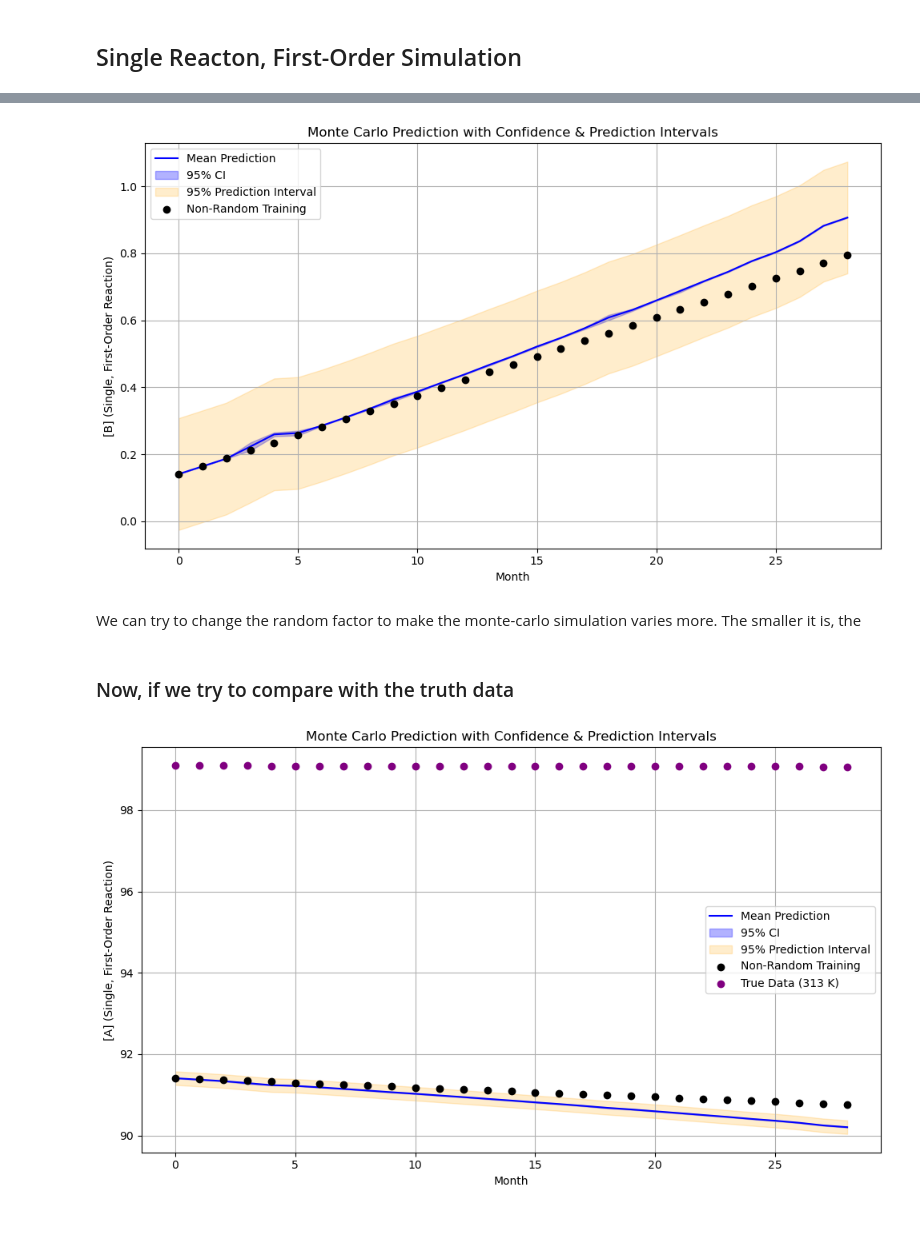
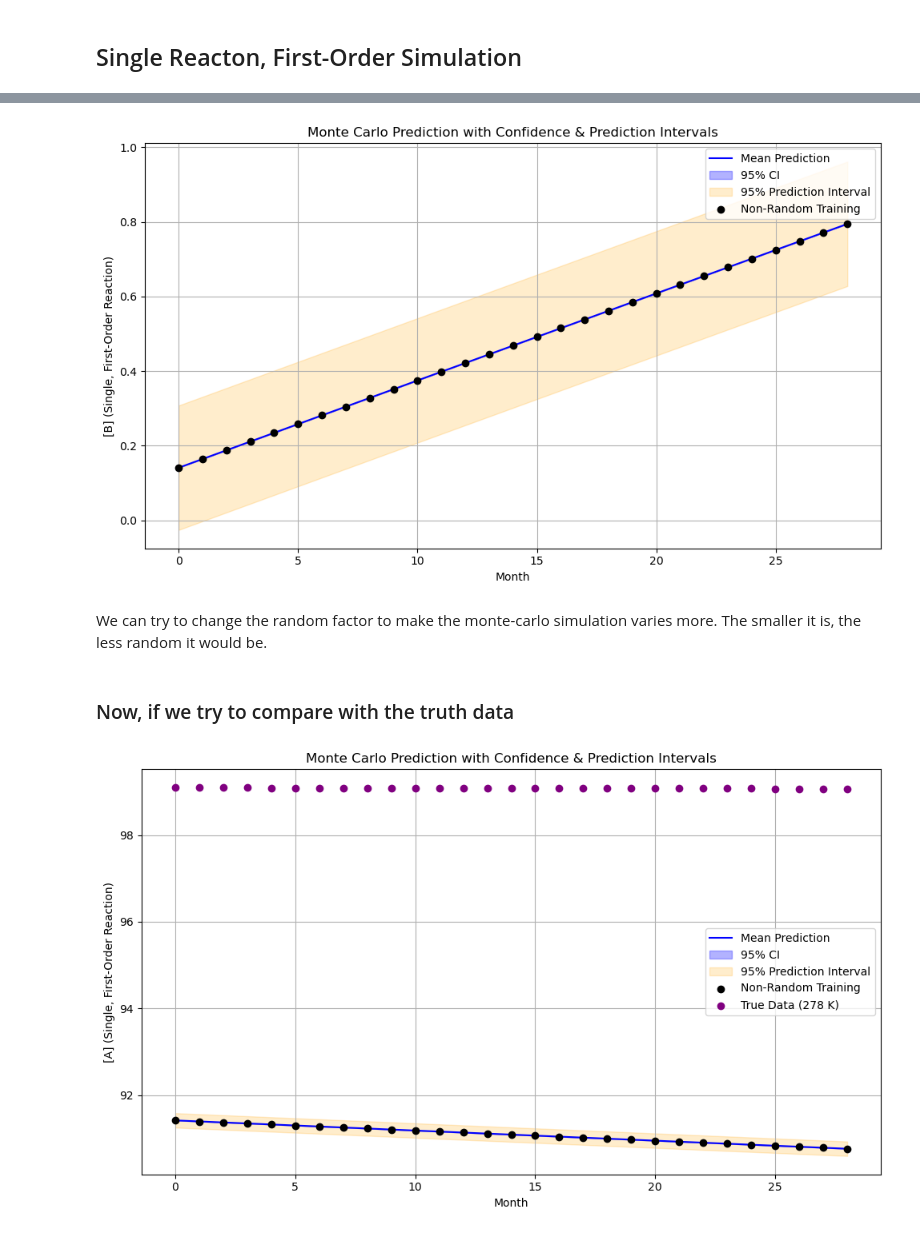
Before and after one commit to louiswids/skripsi, a Jupyter notebook: reproduce_simulation.ipynb, the cells around one changed output, grey strips where cells are left out. Drawn from its saved outputs; the diff is of its cells as text; code cells hidden in the pictures.

```diff
--- a/reproduce_simulation.ipynb
+++ b/reproduce_simulation.ipynb
@@ -188,16 +188,14 @@ for i in range (N_MONTHS):
     preds_A.append(A)
     preds_B.append(B)
 
-    random.seed(42)
     for j in range(N_SIMULATION):
         """ Assuming we are using t-distribution"""
-        noise = random.random() * RAND_FACTOR
-        df_train['[B]'] = df_train['[B]'] + noise
+        noisy_target = df_train['[B]'] + (random.random() * RAND_FACTOR)
 
         result_B = least_squares(
             residuals_B_single,
             initial_guess_single,
-            args=(df_train, df_train['[B]'], 0 ), # taking assumption that [B]_0 is 0
+            args=(df_train, noisy_target, 0 ), # taking assumption that [B]_0 is 0
             bounds=(lower_bounds_single_first, upper_bounds_single_first),
             verbose = 0,
             method='trf'
@@ -278,27 +274,27 @@ plt.grid(True)
 plt.tight_layout()
 plt.show()
 # %% [output]
-[figure, old version]
+[figure, new version]
 # %% [markdown]
-We can try to change the random factor to make the monte-carlo simulation varies more. The smaller it is, the
+We can try to change the random factor to make the monte-carlo simulation varies more. The smaller it is, the less random it would be.
 # %% [markdown]
 ### Now, if we try to compare with the truth data
 # %%
 months = np.arange(N_MONTHS)
 
 plt.figure(figsize=(10, 6))
 plt.plot(months, np.array(mean_pred_A)[0], label='Mean Prediction', color='blue')
 plt.fill_between(months, ci_lower_A[0], ci_upper_A[0], color='blue', alpha=0.3, label='95% CI')
 plt.fill_between(months, pi_lower_A[0], pi_upper_A[0], color='orange', alpha=0.2, label='95% Prediction Interval')
 
 plt.scatter(months, preds_A, color='black', label='Non-Random Training', zorder=5)
-plt.scatter(months, df_test[df_test['Temp (K)'] == 278.15]['[A]'], color='purple', label='True Data (313 K)', zorder=5)
+plt.scatter(months, df_test[df_test['Temp (K)'] == 278.15]['[A]'], color='purple', label='True Data (278 K)', zorder=5)
 plt.xlabel("Month")
 plt.ylabel("[A] (Single, First-Order Reaction)")
 plt.title("Monte Carlo Prediction with Confidence & Prediction Intervals")
 plt.legend()
 plt.grid(True)
 plt.tight_layout()
 plt.show()
 # %% [output]
-[figure, old version]
+[figure, new version]
```
Also changed, not shown: parts of 14 cells of this notebook.
